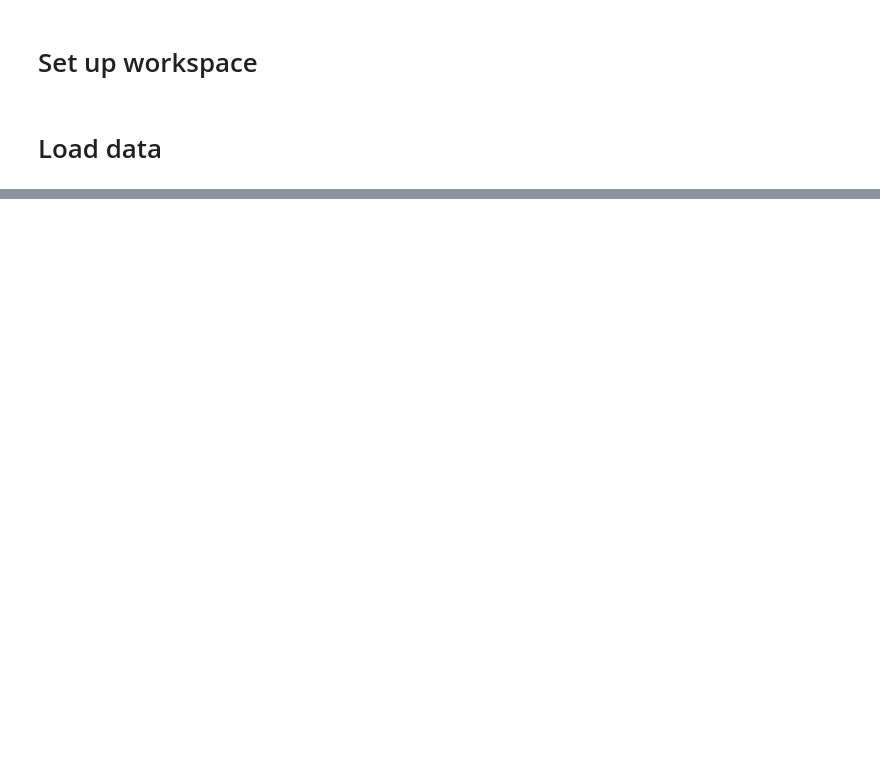
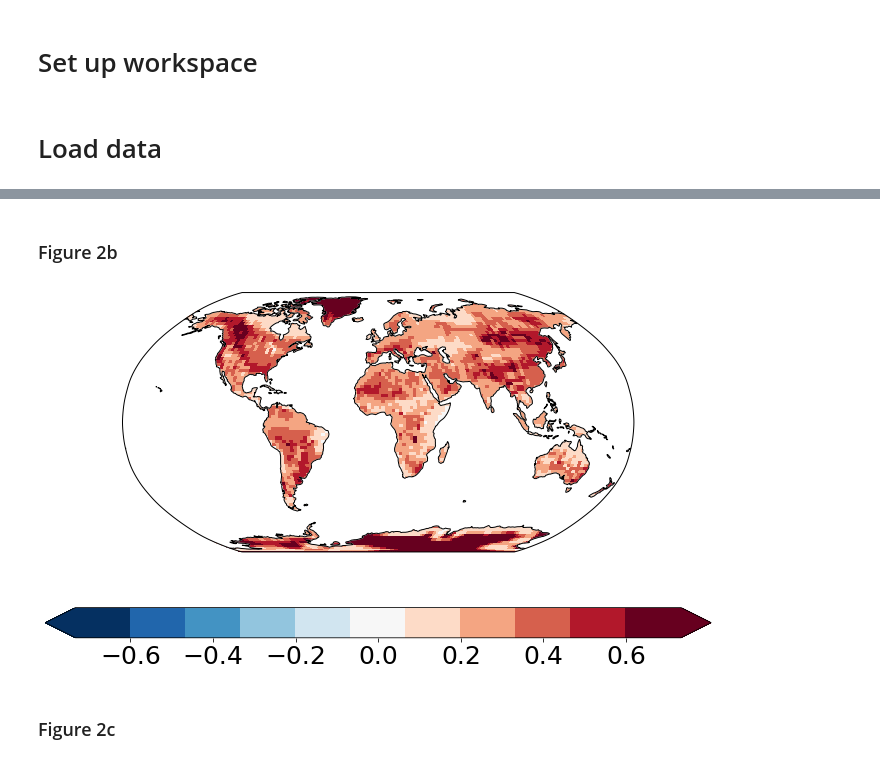
Before and after one commit to czarakas/coupled_PPE, a Jupyter notebook: code/analyze_simulations/generate_figures/Figure_2.ipynb, the cells around one changed output, grey strips where cells are left out. Cells and saved outputs as stored; diff of their text form; code cells hidden in the pictures; blank space fills up the shorter version.

Commit message:
Updated notebooks and scripts to generate figures

```diff
--- a/code/analyze_simulations/generate_figures/Figure_2.ipynb
+++ b/code/analyze_simulations/generate_figures/Figure_2.ipynb
@@ -56,3 +27,0 @@ pct_range=(np.abs(pct_change)*landweights).mean(dim=['lat','lon'])
-# %%
-mapdata=pct_change_range
-sigmask=((pvals<=0.05).sum(dim='ensemble_key')<=5)
@@ -156,0 +53,32 @@ plt.savefig('Figures/Figure2c.eps')
+# %%
+def make_map(mapdata,
+            cmap=plt.cm.get_cmap("RdBu_r",11), vlims=[-2,2],
+             fname=None, sigmask=None
+            ):
+    plt.rcParams.update({'font.size': 25})
+    fig = plt.figure(figsize=(12,6))
+    ax = plt.axes(projection=ccrs.Robinson())
+    ax.set_global()
+
+    cyclic_data, cyclic_lons = add_cyclic_point(mapdata, coord=mapdata.lon)
+
+    plt.pcolormesh(cyclic_lons, mapdata.lat, #contourf
+                       cyclic_data,
+                       cmap=cmap, vmin=vlims[0], vmax=vlims[1],#levels=np.arange(-100,100),
+                       transform=ccrs.PlateCarree())#, extend='both')
+    plt.colorbar(extend='both', orientation='horizontal')#, ticks=np.arange(-0.025, 0.030, 0.005))
+
+    if sigmask is not None:
+        cyclic_data_mask, cyclic_lons_mask = add_cyclic_point(sigmask, coord=sigmask.lon)
+        ax.contourf(
+                    cyclic_lons_mask, sigmask.lat, cyclic_data_mask,
+                    transform=ccrs.PlateCarree(),
+                    colors='none',
+                    levels=[0.5, 1.5],
+                    hatches=['...'])
+
+    plt.tight_layout()
+    ax.add_feature(cartopy.feature.OCEAN, facecolor='white', zorder=1)
+    ax.coastlines()
+    if fname is not None:
+        plt.savefig(fname)#'Range_pct_change.png') #'Figures/Range_pct_change.eps'
@@ -156,0 +102,8 @@ plt.savefig('Figures/Figure2c.eps')
+# %% [markdown]
+### Figure 2b
+# %%
+mod_factor=2*np.std(pcs_offline.pcs[:,0])
+# %%
+leadingEOF_offline=-eofs_offline.eofs[:,:,0]*mod_factor/landweights
+global_delta_Ts_land=np.abs(leadingEOF_offline*landweights).mean(dim=['lat','lon'])
+mapdata=leadingEOF_offline
@@ -156,0 +115,7 @@ plt.savefig('Figures/Figure2c.eps')
+# %%
+make_map(mapdata, sigmask=None,
+        vlims=[-2*global_delta_Ts_land,2*global_delta_Ts_land])
+# %% [output]
+[figure, added]
+# %% [markdown]
+### Figure 2c
```
Also changed, not shown: parts of 36 cells of this notebook, 11 other files.
